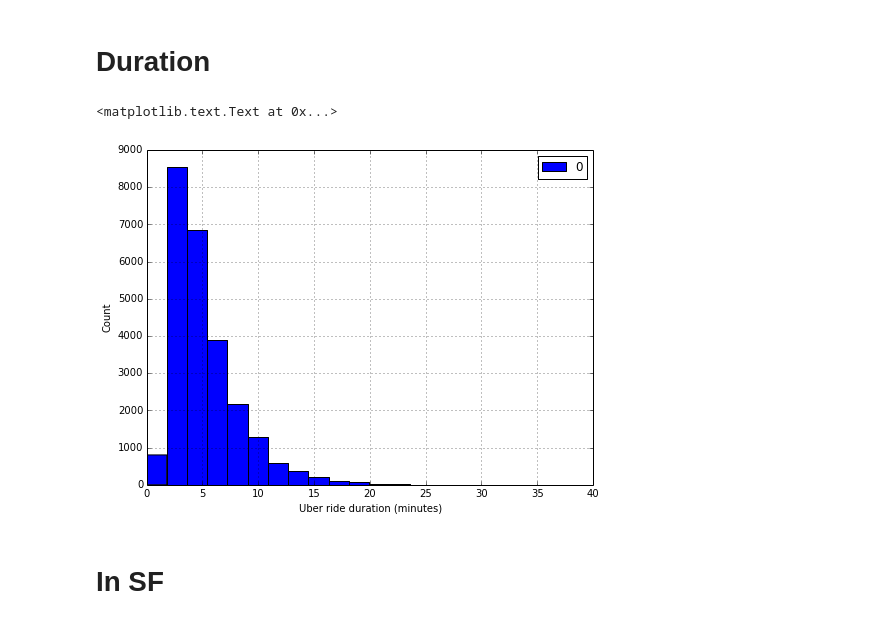
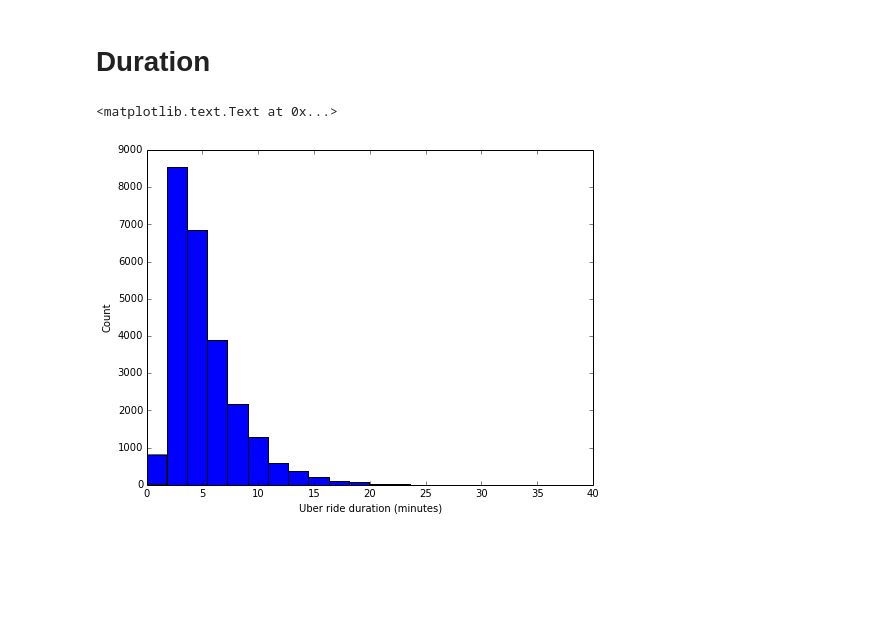
Before and after one commit to zihenglin/uber-gps-analysis, a Jupyter notebook: Plots.ipynb, the cells around one changed output. Cells and saved outputs as stored; diff of their text form; code cells hidden in the pictures; blank space fills up the shorter version.

Commit message:
Plot update.

```diff
--- a/Plots.ipynb
+++ b/Plots.ipynb
@@ -104,11 +104,9 @@ plt.ylabel('Uber Pickups per hour')
 # %% [markdown]
 # Duration
 # %%
-duration[duration[0] < 40].plot(kind = 'hist', bins=20, figsize=(8, 6))
+ODdf[ODdf.duration < 40].duration.plot(kind = 'hist', bins=20, figsize=(8, 6))
 plt.xlabel('Uber ride duration (minutes)')
 plt.ylabel('Count')
 # %% [output]
 <matplotlib.text.Text at 0x...>
-[figure, old version]
+[figure, new version]
-# %% [markdown]
-# In SF
```
Also changed, not shown: parts of 2 cells of this notebook.
